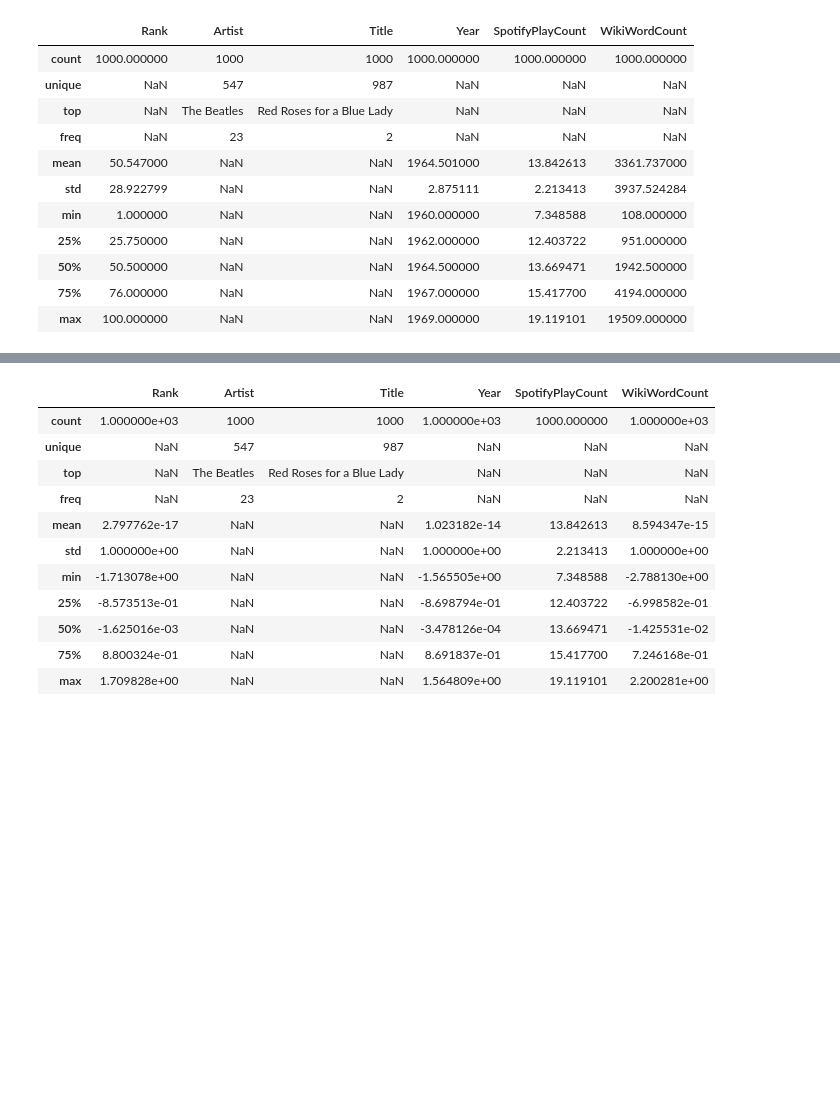
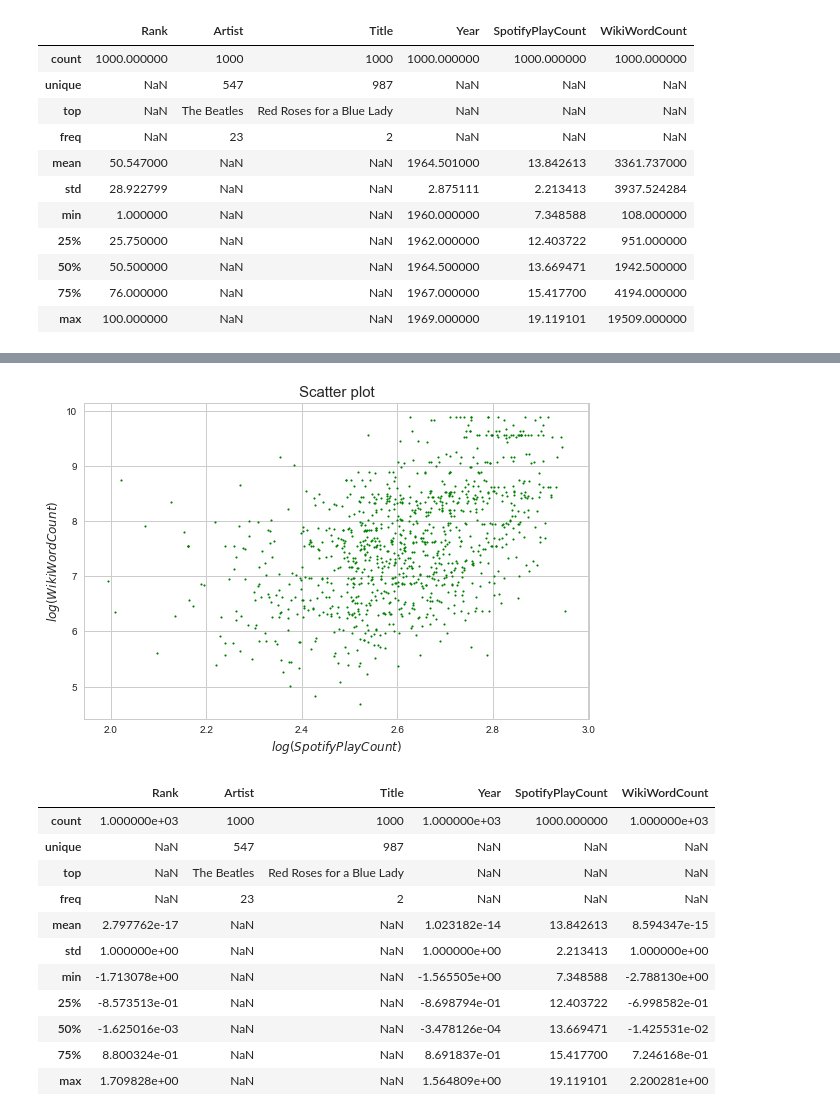
Before and after one commit to caitaozhan/CSE519-Homework-Project, a Jupyter notebook: TheProject/src/music-Haena.ipynb, the cells around one changed output, grey strips where cells are left out. Saved outputs shown, nothing was run; the diff lists cells and outputs as text; code cells hidden in the pictures; blank space fills up the shorter version.

```diff
--- a/TheProject/src/music-Haena.ipynb
+++ b/TheProject/src/music-Haena.ipynb
@@ -244,3 +286,22 @@ music_dataset.describe(include='all')
+# %%
+# Plot . Scatter plot of WikiWordCount and log(SpotifyPlayCounts)
+sns.set(style="whitegrid")
+
+fig = plt.figure()
+ax = plt.subplot()
+ax.scatter(np.log(music_dataset.SpotifyPlayCount), np.log(music_dataset.WikiWordCount),
+           s=3, color='green')
+
+ax.set_xlabel('$log(SpotifyPlayCount)$', fontsize=12)
+ax.set_ylabel('$log(WikiWordCount)$', fontsize=12)
+ax.set_title('Scatter plot', fontsize=15)
+
+plt.tight_layout()
+plt.show()
+
+fig.savefig('../figure/scatter_logspotifyplaycount_logwikiwc.png')
+# %% [output]
+[figure, added]
 # %%
 music_dataset_norm = music_dataset.copy()
 # %%
```
Also changed, not shown: parts of 9 cells of this notebook.
